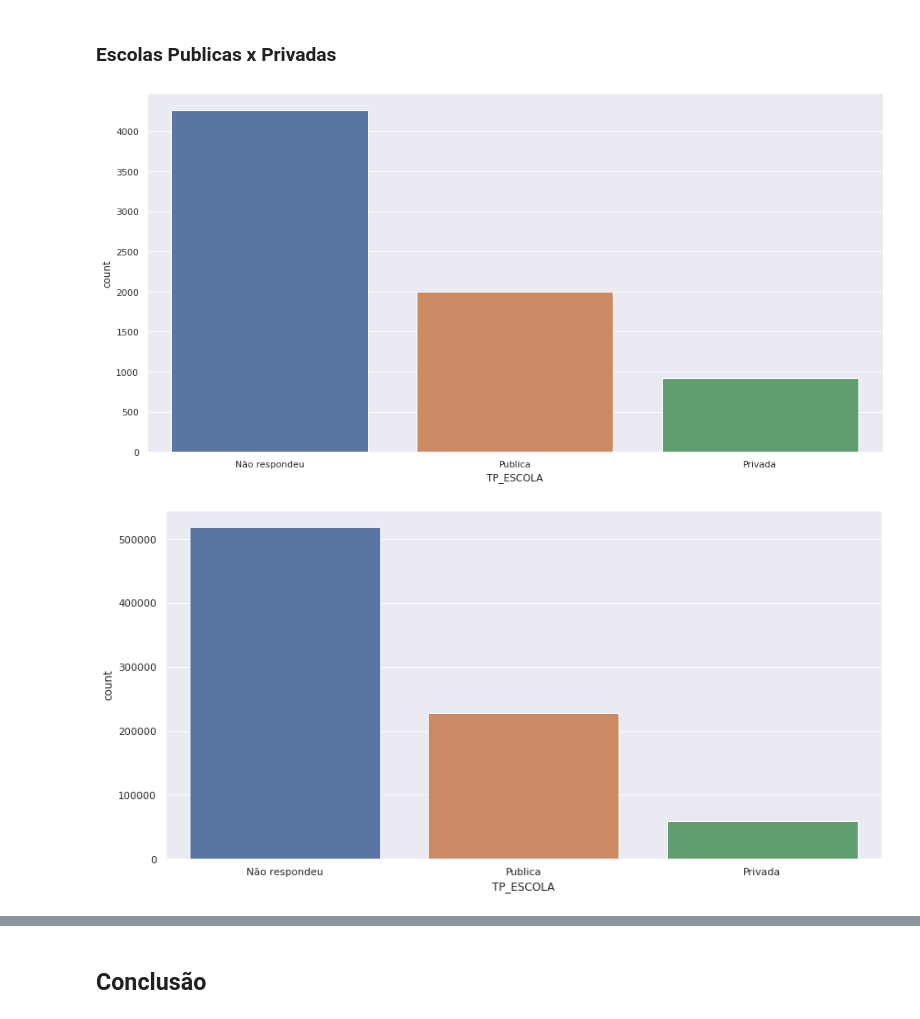
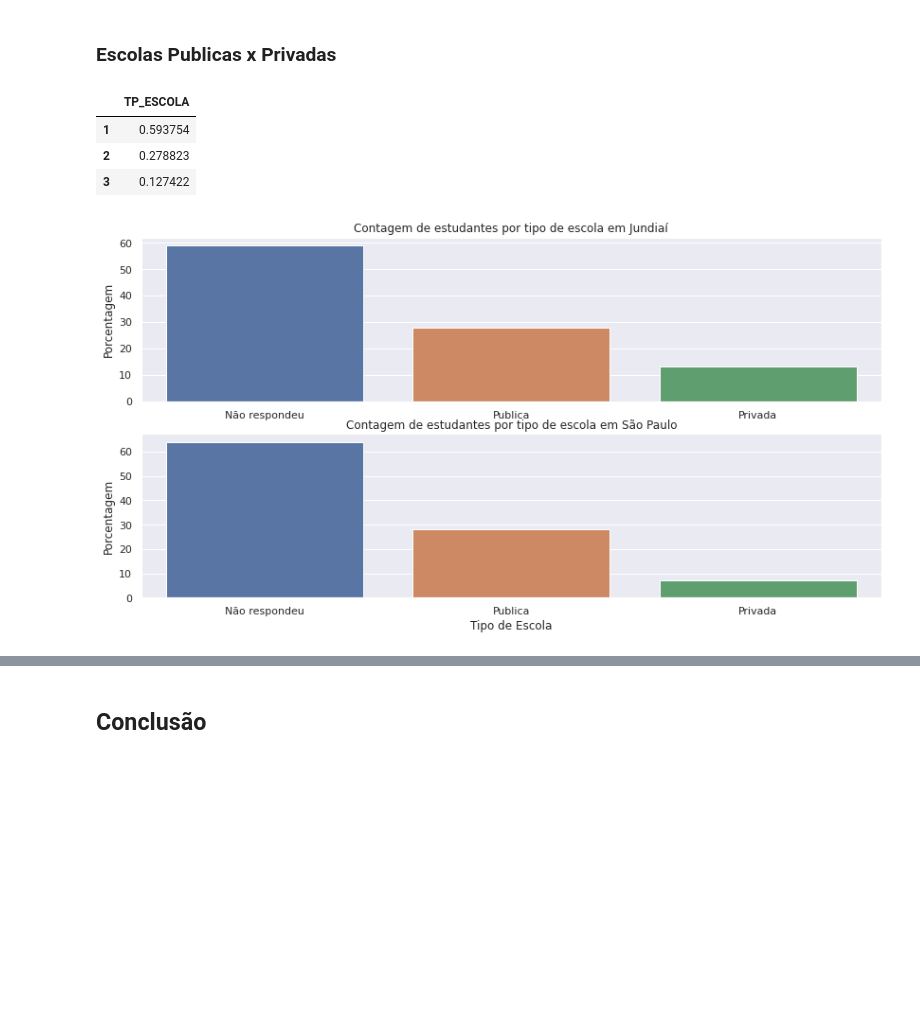
Before and after one commit to LucasDatilioCarderelli/ImersaoDados2, a Jupyter notebook: Lucas_Datilio_Carderelli_Imersão_Dados_Desafio_Final_ENEM_2019.ipynb, the cells around one changed output, grey strips where cells are left out. Cells and saved outputs as stored; diff of their text form; code cells hidden in the pictures; blank space fills up the shorter version.

```diff
--- a/Lucas_Datilio_Carderelli_Imersão_Dados_Desafio_Final_ENEM_2019.ipynb
+++ b/Lucas_Datilio_Carderelli_Imersão_Dados_Desafio_Final_ENEM_2019.ipynb
@@ -182,18 +181,28 @@ plt.xticks( [0 , 1], ("Tem Internet", "Não Tem Internet" ));
 Aquele que não tem internet em casa tem uma mediana e as notas mais altas menores do que os que tem, entretanto as menores notas foram tiradas por aqueles que tem.
 # %% [markdown]
 ### Escolas Publicas x Privadas
-# %%
-plt.title( "Contagem de estudantes por tipo de escola em Jundiaí", fontdict={ "fontsize":14 })
-sns.countplot( data = jundiaí, x = "TP_ESCOLA" )
-plt.xticks( [ 0 , 1, 2 ], ( "Não respondeu", "Publica", "Privada" ));
-# %% [output]
-[figure, removed]
-# %%
-plt.title( "Contagem de estudantes por tipo de escola em São Paulo", fontdict={ "fontsize":14 })
-sns.countplot( data = dados_SP, x = "TP_ESCOLA" )
-plt.xticks([ 0 , 1, 2 ], ( "Não respondeu", "Publica", "Privada" ));
-# %% [output]
-[figure, removed]
+# %%
+pd.DataFrame(jundiaí["TP_ESCOLA"].value_counts(normalize=True))
+# %% [output]
+|  | TP_ESCOLA |
+| 1 | 0.593754 |
+| 2 | 0.278823 |
+| 3 | 0.127422 |
+# %%
+plt.subplot(2,1,1)
+vc3 = pd.DataFrame(jundiaí["TP_ESCOLA"].value_counts(normalize=True).round(2)*100)
+ax3 = sns.barplot( x = vc3.index, y = vc3["TP_ESCOLA"], data = vc3 )
+ax3.set(title="Contagem de estudantes por tipo de escola em Jundiaí", ylabel="Porcentagem")
+plt.xticks([ 0 , 1, 2 ], ( "Não respondeu", "Publica", "Privada" ))
+
+plt.subplot(2,1,2)
+vc4 = pd.DataFrame(dados_SP["TP_ESCOLA"].value_counts(normalize=True).round(2)*100)
+ax4 = sns.barplot( data = vc4, y = vc4["TP_ESCOLA"], x = vc4.index )
+ax4.set(title="Contagem de estudantes por tipo de escola em São Paulo",
+        ylabel="Porcentagem", xlabel="Tipo de Escola")
+plt.xticks([ 0 , 1, 2 ], ( "Não respondeu", "Publica", "Privada" ));
+# %% [output]
+[figure, added]
 # %%
 plt.title( "Distribução da média por ensino privado e publico em Jundiaí" )
 sns.boxplot( data = jundiaí, x = "TP_ESCOLA", y = "ME_NOTAS")
```
Also changed, not shown: parts of 7 cells of this notebook.
